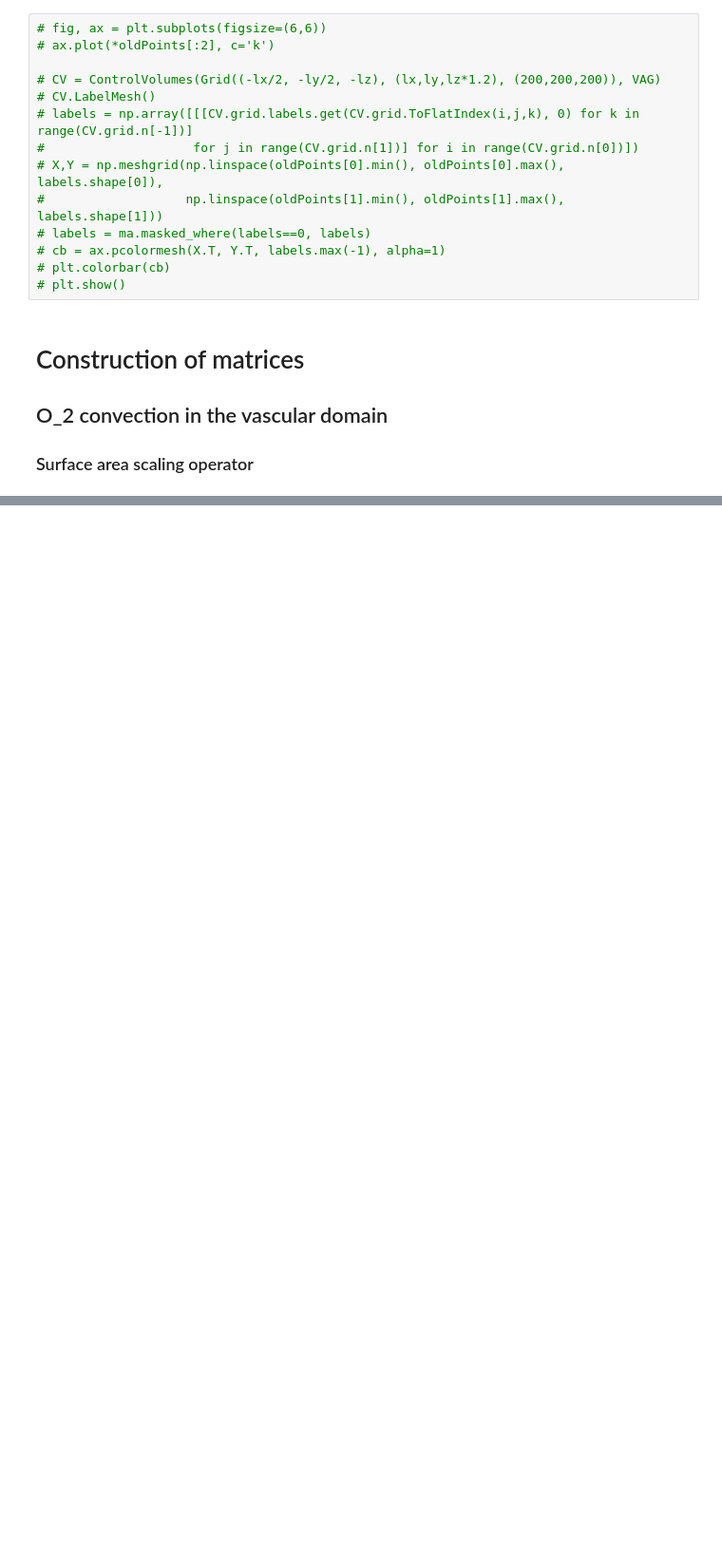
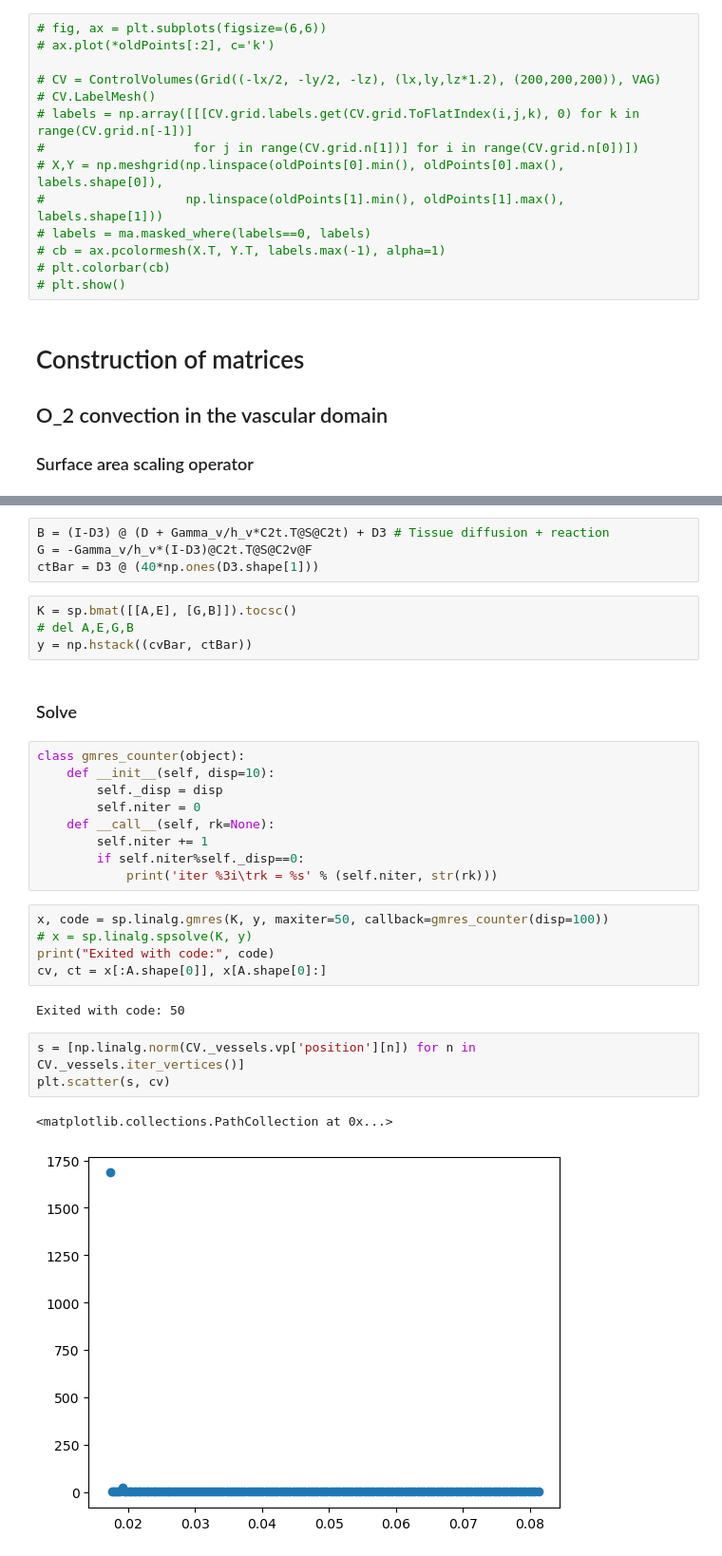
Before and after one commit to remihndz/Macular-Oxygenation, a Jupyter notebook: Oxygen-Voxel-Method/src/CleanCode.ipynb, the cells around one changed output, grey strips where cells are left out. Shown: that part at 95% size. Drawn from its saved outputs; the diff is of its cells as text; blank space fills up the shorter version.

```diff
--- a/Oxygen-Voxel-Method/src/CleanCode.ipynb
+++ b/Oxygen-Voxel-Method/src/CleanCode.ipynb
@@ -951,0 +1124,32 @@ AssertionError: No endothelium label for this vertex: 1
+# %%
+B = (I-D3) @ (D + Gamma_v/h_v*C2t.T@S@C2t) + D3 # Tissue diffusion + reaction
+G = -Gamma_v/h_v*(I-D3)@C2t.T@S@C2v@F
+ctBar = D3 @ (40*np.ones(D3.shape[1]))
+# %%
+K = sp.bmat([[A,E], [G,B]]).tocsc()
+# del A,E,G,B
+y = np.hstack((cvBar, ctBar))
+# %% [markdown]
+### Solve
+# %%
+class gmres_counter(object):
+    def __init__(self, disp=10):
+        self._disp = disp
+        self.niter = 0
+    def __call__(self, rk=None):
+        self.niter += 1
+        if self.niter%self._disp==0:
+            print('iter %3i\trk = %s' % (self.niter, str(rk)))
+# %%
+x, code = sp.linalg.gmres(K, y, maxiter=50, callback=gmres_counter(disp=100))
+# x = sp.linalg.spsolve(K, y)
+print("Exited with code:", code)
+cv, ct = x[:A.shape[0]], x[A.shape[0]:]
+# %% [output]
+Exited with code: 50
+# %%
+s = [np.linalg.norm(CV._vessels.vp['position'][n]) for n in CV._vessels.iter_vertices()]
+plt.scatter(s, cv)
+# %% [output]
+<matplotlib.collections.PathCollection at 0x...>
+[figure, added]
```
Also changed, not shown: parts of 18 cells of this notebook.
